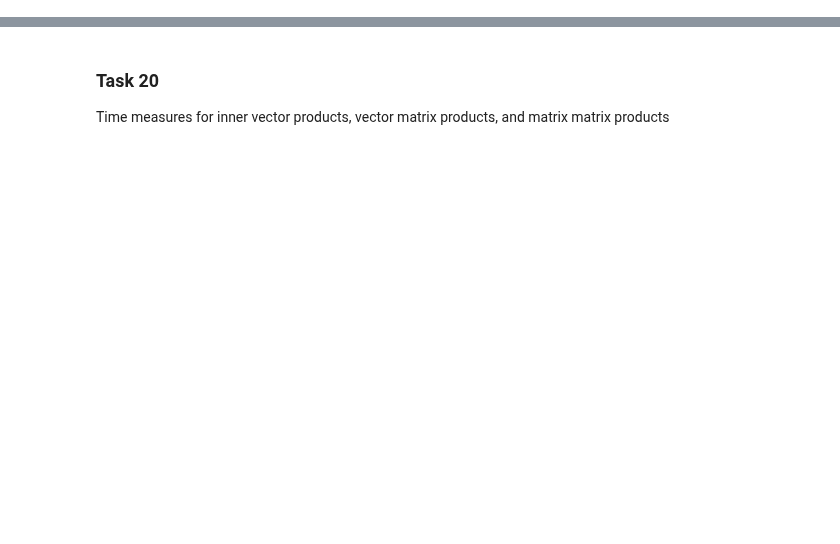
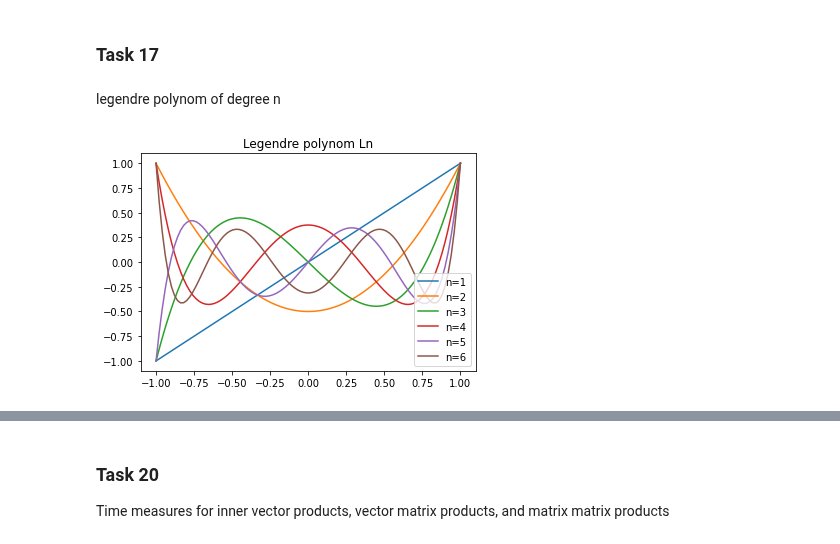
Before and after one commit to jakobtroidl/cn_exercise, a Jupyter notebook: Troidl_Ex5.ipynb, the cells around one changed output, grey strips where cells are left out. Cells and saved outputs as stored; diff of their text form; code cells hidden in the pictures; blank space fills up the shorter version.

Commit message:
added first task of ex 5

```diff
--- a/Troidl_Ex5.ipynb
+++ b/Troidl_Ex5.ipynb
@@ -6,3 +8,45 @@ import numpy as np
 import matplotlib.pyplot as plt
 import random
 import time
+# %% [markdown]
+### Task 17
+# %%
+def legendre_polynom(n, x):
+    """
+    Determines legendre polynom with degree n at list of positions x
+    """
+
+    A = np.zeros((n,n))
+    for j in range(len(A)-1):
+        yj = 1 / np.sqrt(4 - (j + 1)**(-2))
+        A[j][j+1] = yj
+        A[j+1][j] = yj
+
+    ln_x = [ np.linalg.det( x_ * np.identity(n) - A) for x_ in x]
+    ln_1 = np.linalg.det( 1 * np.identity(n) - A)
+
+    ## roots
+    roots, v = la.eigh(A)
+
+    ## weights
+    a = [roots**k for k in range(n)] # c^k matrix
+    b = [(1+(-1)**(k))/(k+1) for k in range(n)] # integral monomials
+    # how does this part work again?
+
+    weights = la.solve(a,b)
+
+    return ln_x/ln_1, roots, weights
+# %%
+N = range(1,7)
+x = np.linspace(-1,1,100)
+# %% [markdown]
+legendre polynom of degree n
+# %%
+for n in N:
+    ln, tmp, tmp2 = legendre_polynom(n,x)
+    plt.plot(x, ln, label="n={0}".format(n))
+plt.title("Legendre polynom Ln")
+plt.legend()
+plt.show()
+# %% [output]
+[figure, added]
```
Also changed, not shown: parts of 10 cells of this notebook.
